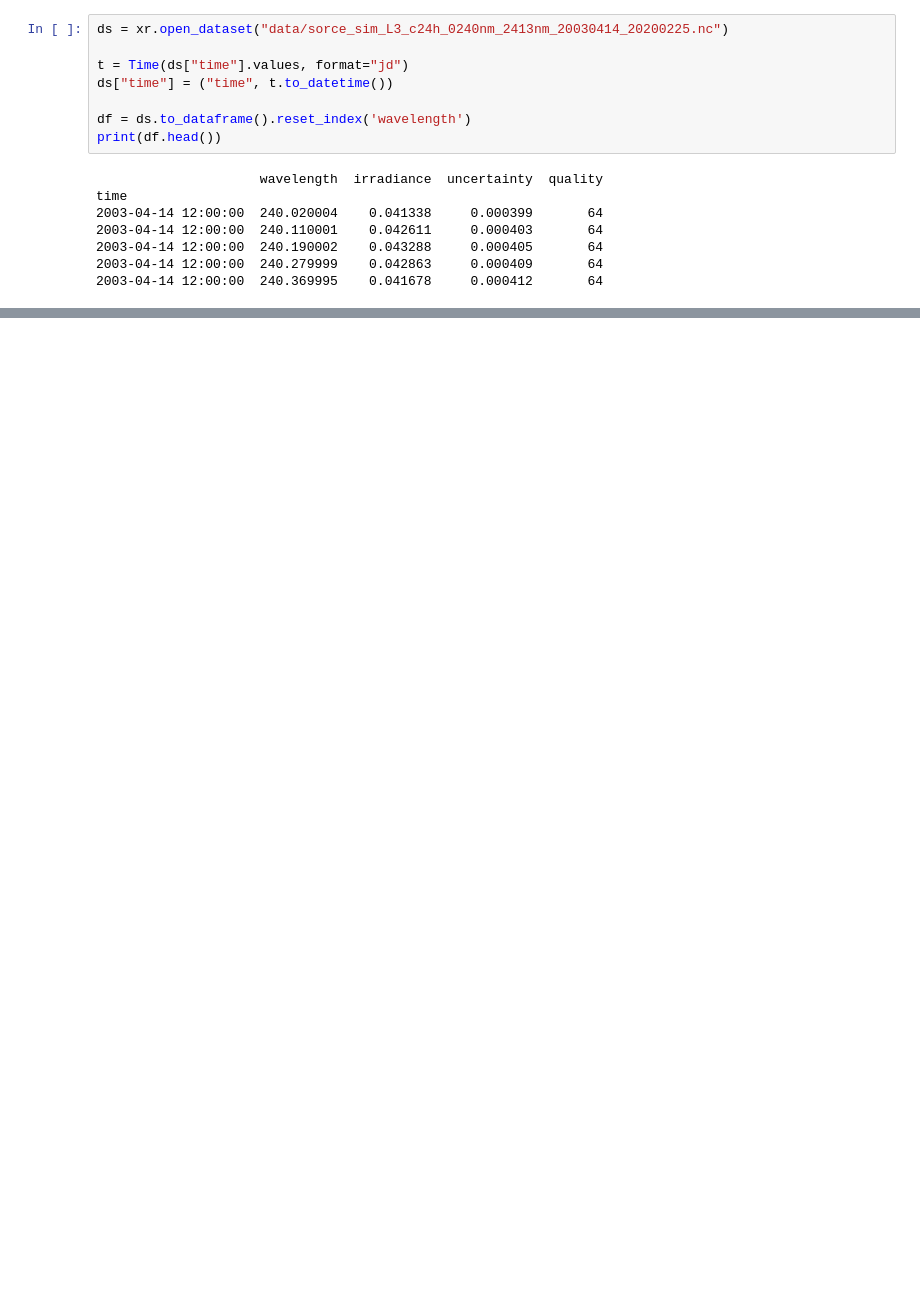
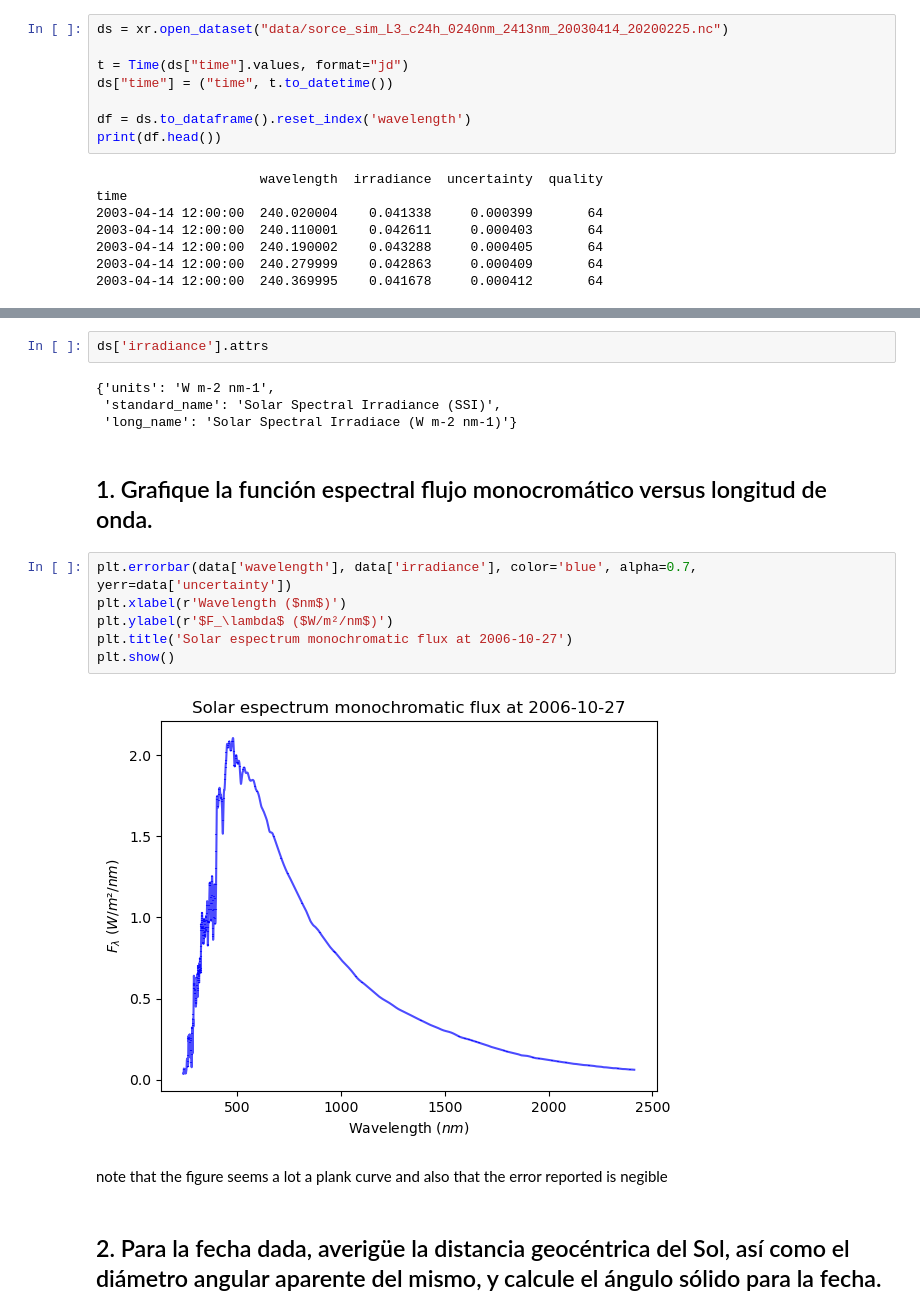
Before and after one commit to thomatrixting/Solar_espectrum_analisis, a Jupyter notebook: analysis.ipynb, the cells around one changed output, grey strips where cells are left out. Cells and saved outputs as stored; diff of their text form; blank space fills up the shorter version.

```diff
--- a/analysis.ipynb
+++ b/analysis.ipynb
@@ -564,0 +107,20 @@ def blackbody_plot_with_temps(
+# %%
+ds['irradiance'].attrs
+# %% [output]
+{'units': 'W m-2 nm-1',
+ 'standard_name': 'Solar Spectral Irradiance (SSI)',
+ 'long_name': 'Solar Spectral Irradiace (W m-2 nm-1)'}
+# %% [markdown]
+## 1. Grafique la función espectral flujo monocromático versus longitud de onda.
+# %%
+plt.errorbar(data['wavelength'], data['irradiance'], color='blue', alpha=0.7, yerr=data['uncertainty'])
+plt.xlabel(r'Wavelength ($nm$)')
+plt.ylabel(r'$F_\lambda$ ($W/m²/nm$)')
+plt.title('Solar espectrum monochromatic flux at 2006-10-27')
+plt.show()
+# %% [output]
+[figure, added]
+# %% [markdown]
+note that the figure seems a lot a plank curve and also that the error reported is negible
+# %% [markdown]
+## 2. Para la fecha dada, averigüe la distancia geocéntrica del Sol, así como el diámetro angular aparente del mismo, y calcule el ángulo sólido para la fecha.
```
Also changed, not shown: parts of 42 cells of this notebook, 1 other file.
